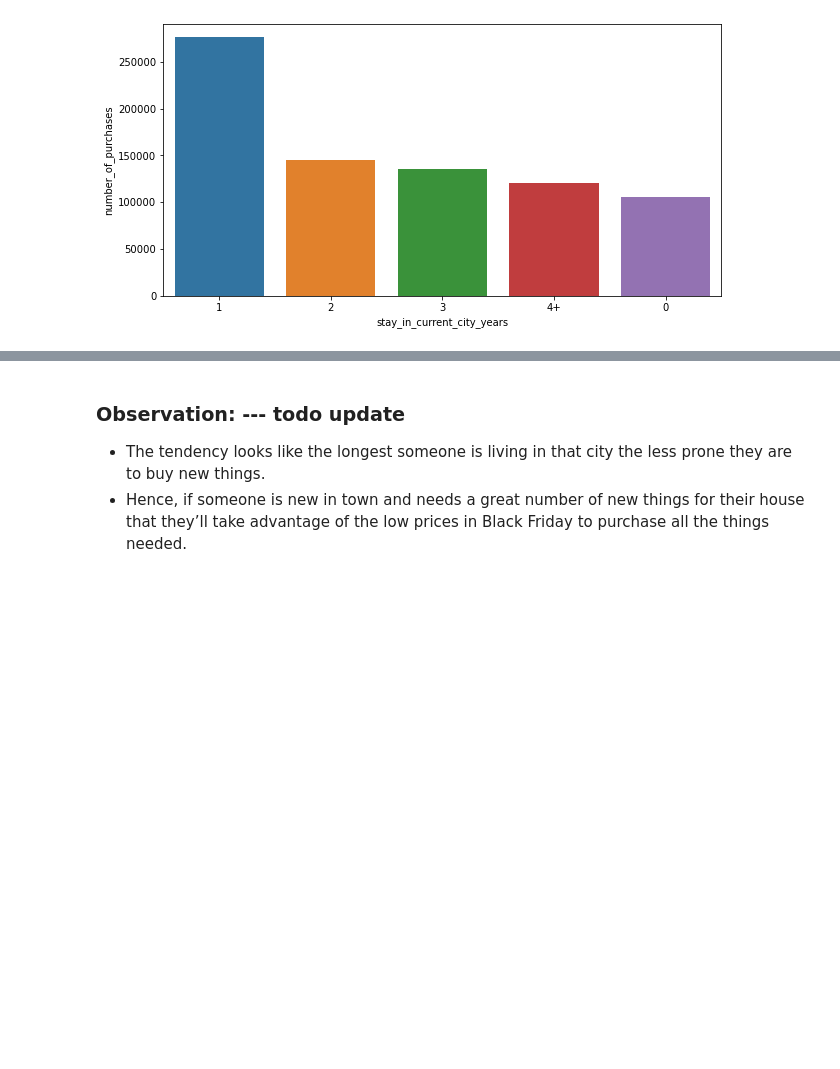
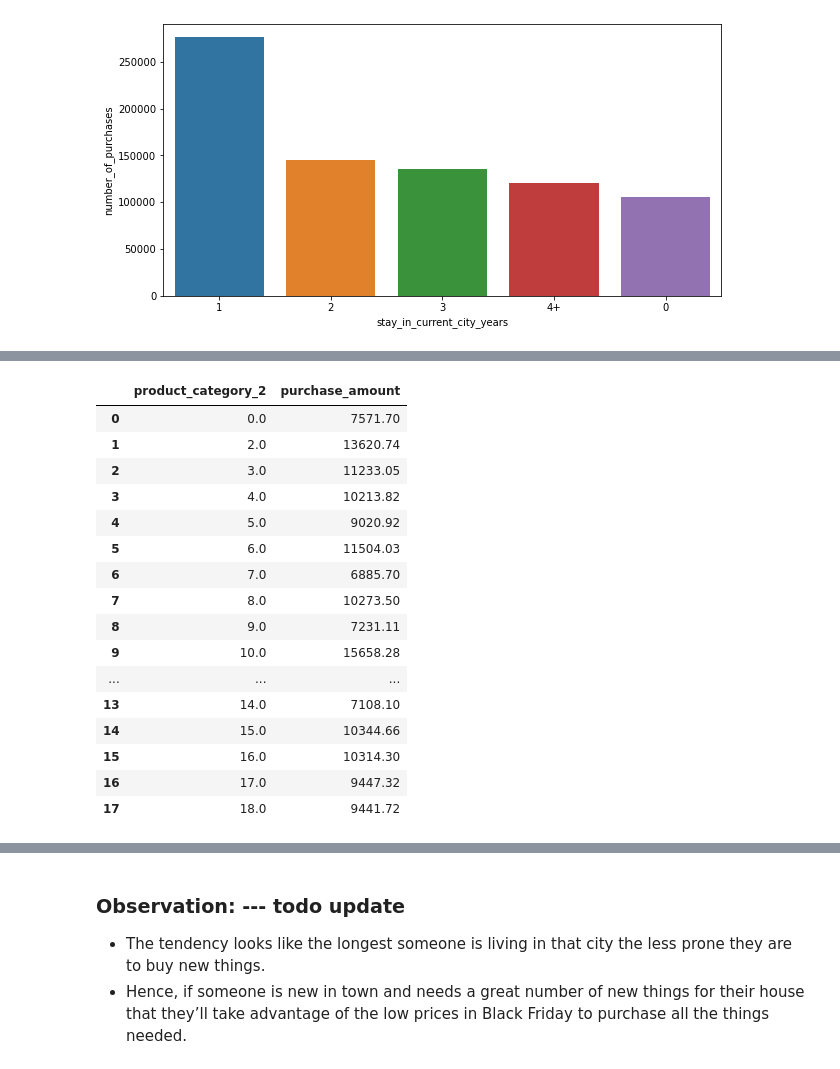
Before and after one commit to kirandhasade/Black_Friday_Analysis, a Jupyter notebook: Black friday.ipynb, the cells around one changed output, grey strips where cells are left out. Drawn from its saved outputs; the diff is of its cells as text; code cells hidden in the pictures; blank space fills up the shorter version.

```diff
--- a/Black friday.ipynb
+++ b/Black friday.ipynb
@@ -478,0 +450,20 @@ analysis_df.nlargest(10, 'purchase_amount').product_id.reset_index()
+# %%
+analysis_df.groupby('product_category_2')['purchase_amount'].mean().reset_index().round(2)
+# %% [output]
+|  | product_category_2 | purchase_amount |
+| 0 | 0.0 | 7571.70 |
+| 1 | 2.0 | 13620.74 |
+| 2 | 3.0 | 11233.05 |
+| 3 | 4.0 | 10213.82 |
+| 4 | 5.0 | 9020.92 |
+| 5 | 6.0 | 11504.03 |
+| 6 | 7.0 | 6885.70 |
+| 7 | 8.0 | 10273.50 |
+| 8 | 9.0 | 7231.11 |
+| 9 | 10.0 | 15658.28 |
+| ... | ... | ... |
+| 13 | 14.0 | 7108.10 |
+| 14 | 15.0 | 10344.66 |
+| 15 | 16.0 | 10314.30 |
+| 16 | 17.0 | 9447.32 |
+| 17 | 18.0 | 9441.72 |
```
Also changed, not shown: parts of 70 cells of this notebook.
